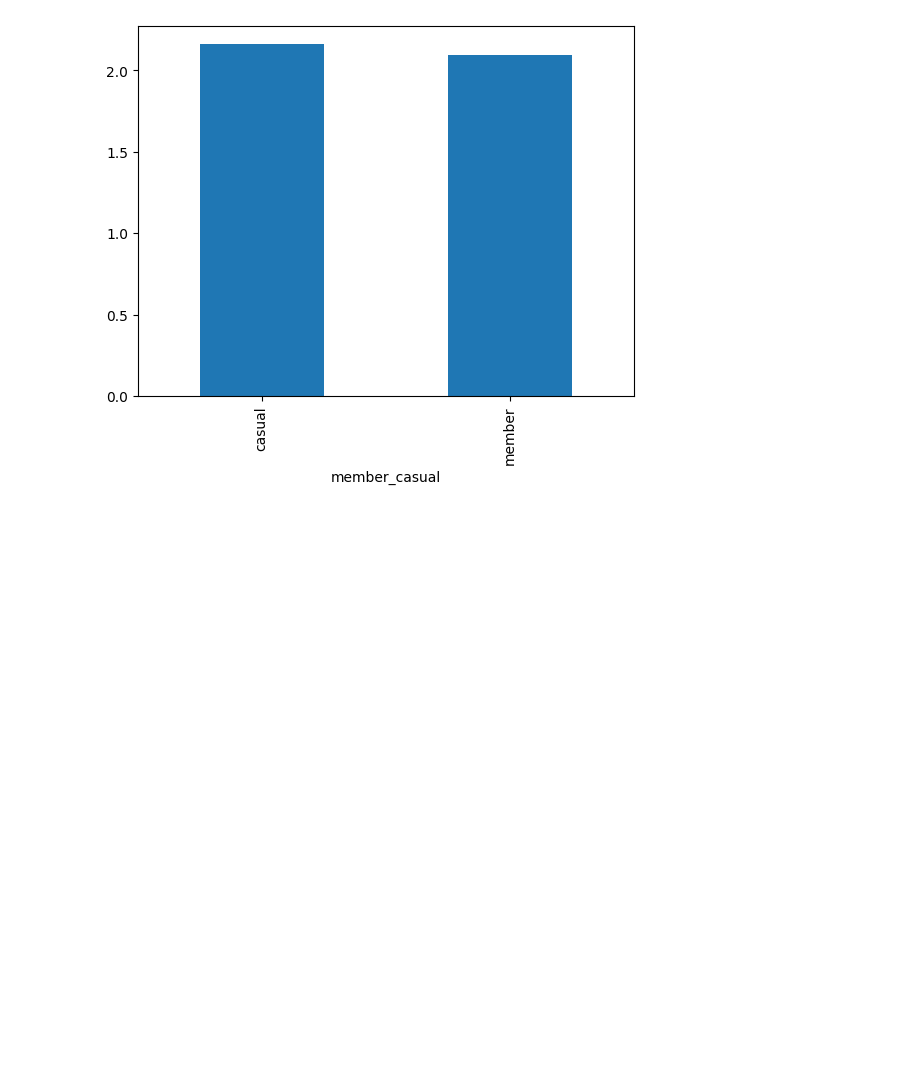
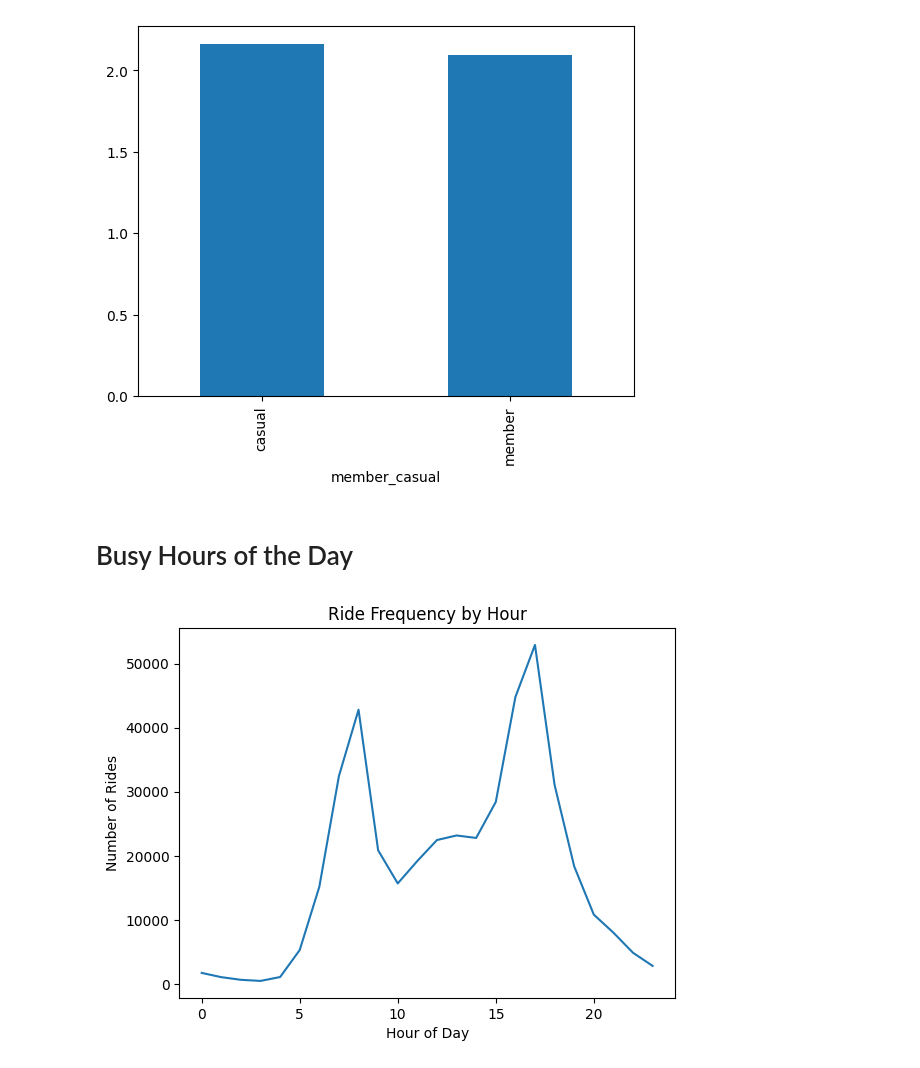
Before and after one commit to Ammarakanwal/Divvy_Trip, a Jupyter notebook: CaseStudy.ipynb, the cells around one changed output. Saved outputs shown, nothing was run; the diff lists cells and outputs as text; code cells hidden in the pictures; blank space fills up the shorter version.

```diff
--- a/CaseStudy.ipynb
+++ b/CaseStudy.ipynb
@@ -350,3 +357,21 @@ df.groupby('member_casual')['Distance Cover'].mean().plot(kind='bar')
 # %% [output]
 <Axes: xlabel='member_casual'>
 [figure]
+# %% [markdown]
+# Busy Hours of the Day
+# %%
+df['Time_start'] = pd.to_datetime(df['Time_start'])
+
+df['hour'] = df['Time_start'].dt.hour
+
+hour_frequency = df['hour'].value_counts().sort_index()
+
+hour_frequency.plot(kind='line')
+
+plt.title('Ride Frequency by Hour')
+plt.xlabel('Hour of Day')
+plt.ylabel('Number of Rides')
+
+plt.show()
+# %% [output]
+[figure, added]
```
Also changed, not shown: parts of 7 cells of this notebook, 3 other files.
